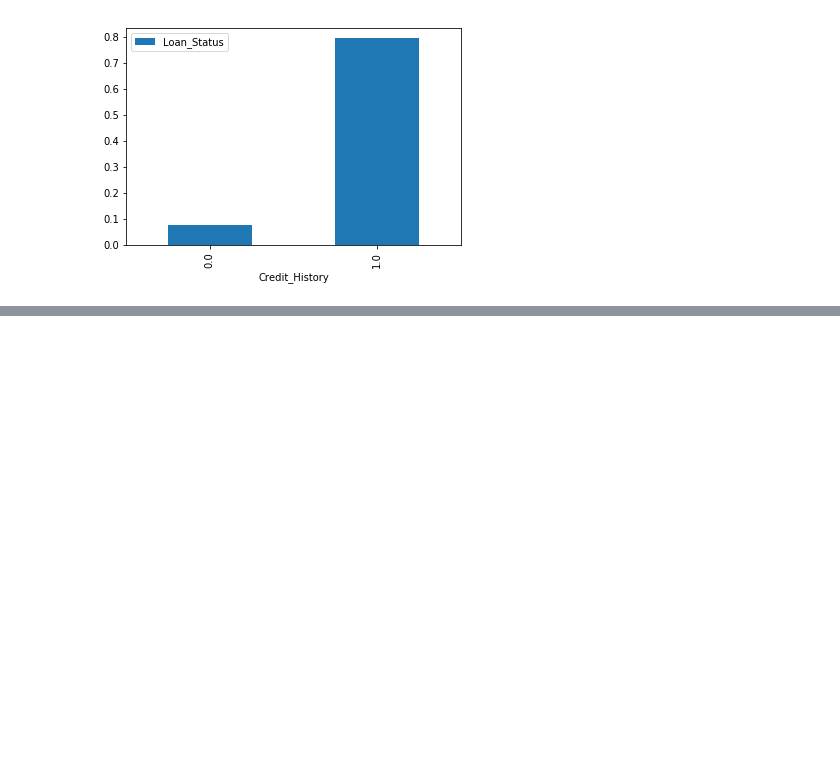
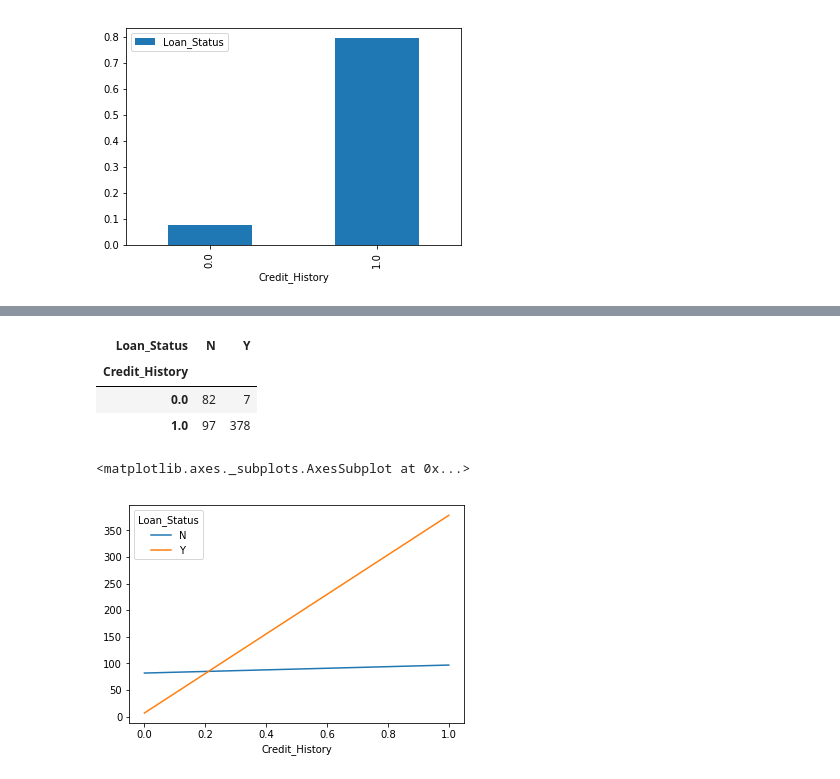
Before and after one commit to ramkumarr02/Python, a Jupyter notebook: Loan Assessement.ipynb, the cells around one changed output, grey strips where cells are left out. Cells and saved outputs as stored; diff of their text form; code cells hidden in the pictures; blank space fills up the shorter version.

```diff
--- a/Loan Assessement.ipynb
+++ b/Loan Assessement.ipynb
@@ -95,0 +92,14 @@ NameError: name 'ax2' is not defined
+# %%
+temp3 = pd.crosstab(df['Credit_History'],df['Loan_Status'])
+# %%
+temp3
+# %% [output]
+| Loan_Status | N | Y |
+| Credit_History |  |  |
+| 0.0 | 82 | 7 |
+| 1.0 | 97 | 378 |
+# %%
+temp3.plot()
+# %% [output]
+<matplotlib.axes._subplots.AxesSubplot at 0x...>
+[figure, added]
```
Also changed, not shown: parts of 1 cell of this notebook.
